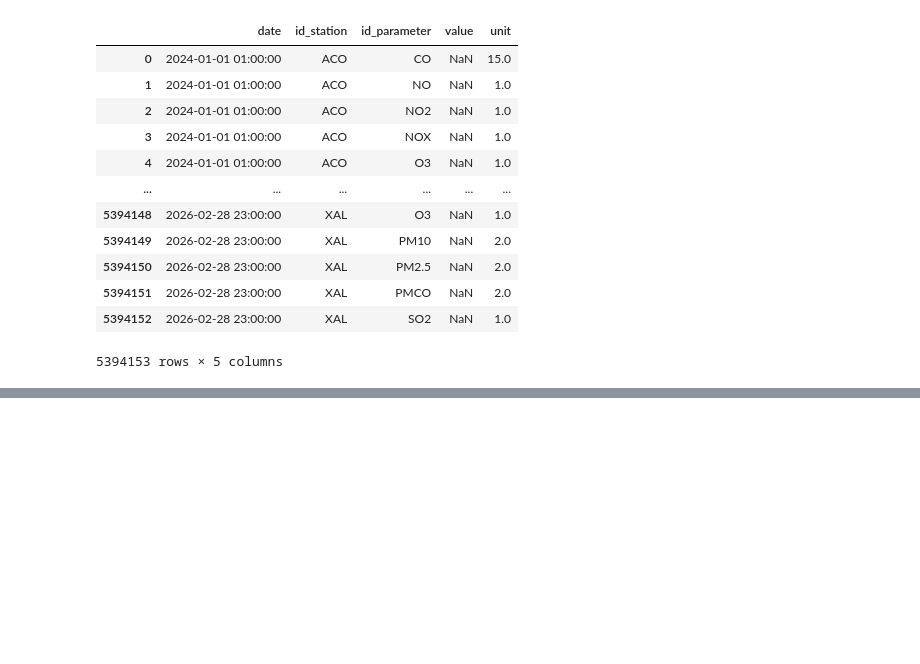
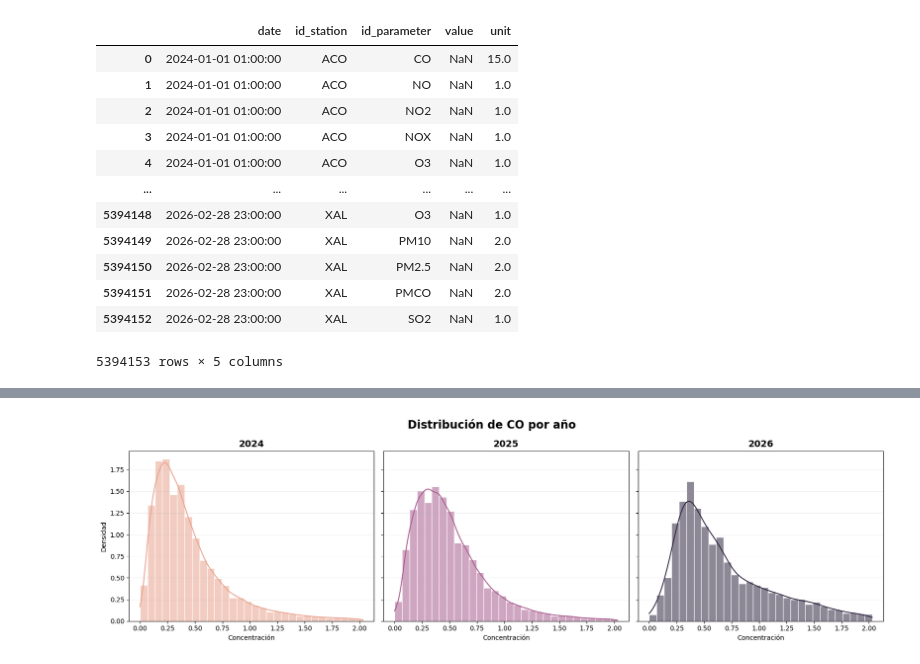
Before and after one commit to DanyRE4020/Concentracion_IA_avanzada, a Jupyter notebook: Notebook5.ipynb, the cells around one changed output, grey strips where cells are left out. Saved outputs shown, nothing was run; the diff lists cells and outputs as text; code cells hidden in the pictures; blank space fills up the shorter version.

```diff
--- a/Notebook5.ipynb
+++ b/Notebook5.ipynb
@@ -91,0 +279,67 @@ plt.show()
+# %%
+contaminante_elegido = "CO"
+
+datos_distribucion = data[
+    data["id_parameter"] == contaminante_elegido
+].copy()
+
+limite_superior = datos_distribucion["value"].quantile(0.99)
+
+datos_distribucion = datos_distribucion[
+    datos_distribucion["value"] <= limite_superior
+]
+
+anios = sorted(datos_distribucion["anio"].unique())
+
+colores = {
+    2024: "#E9A38F",
+    2025: "#A85D8E",
+    2026: "#302640"
+}
+
+fig, axes = plt.subplots(
+    1,
+    len(anios),
+    figsize=(17, 5),
+    sharex=True,
+    sharey=True
+)
+
+for ax, anio in zip(axes, anios):
+
+    datos_anio = datos_distribucion[
+        datos_distribucion["anio"] == anio
+    ]
+
+    sns.histplot(
+        data=datos_anio,
+        x="value",
+        bins=30,
+        stat="density",
+        kde=True,
+        color=colores[anio],
+        alpha=0.55,
+        edgecolor="white",
+        ax=ax
+    )
+
+    ax.set_title(
+        str(anio),
+        fontsize=14,
+        fontweight="bold"
+    )
+
+    ax.set_xlabel("Concentración")
+    ax.set_ylabel("Densidad")
+    ax.grid(axis="y", alpha=0.2)
+
+plt.suptitle(
+    f"Distribución de {contaminante_elegido} por año",
+    fontsize=17,
+    fontweight="bold"
+)
+
+plt.tight_layout()
+plt.show()
+# %% [output]
+[figure, added]
```
Also changed, not shown: parts of 14 cells of this notebook.
